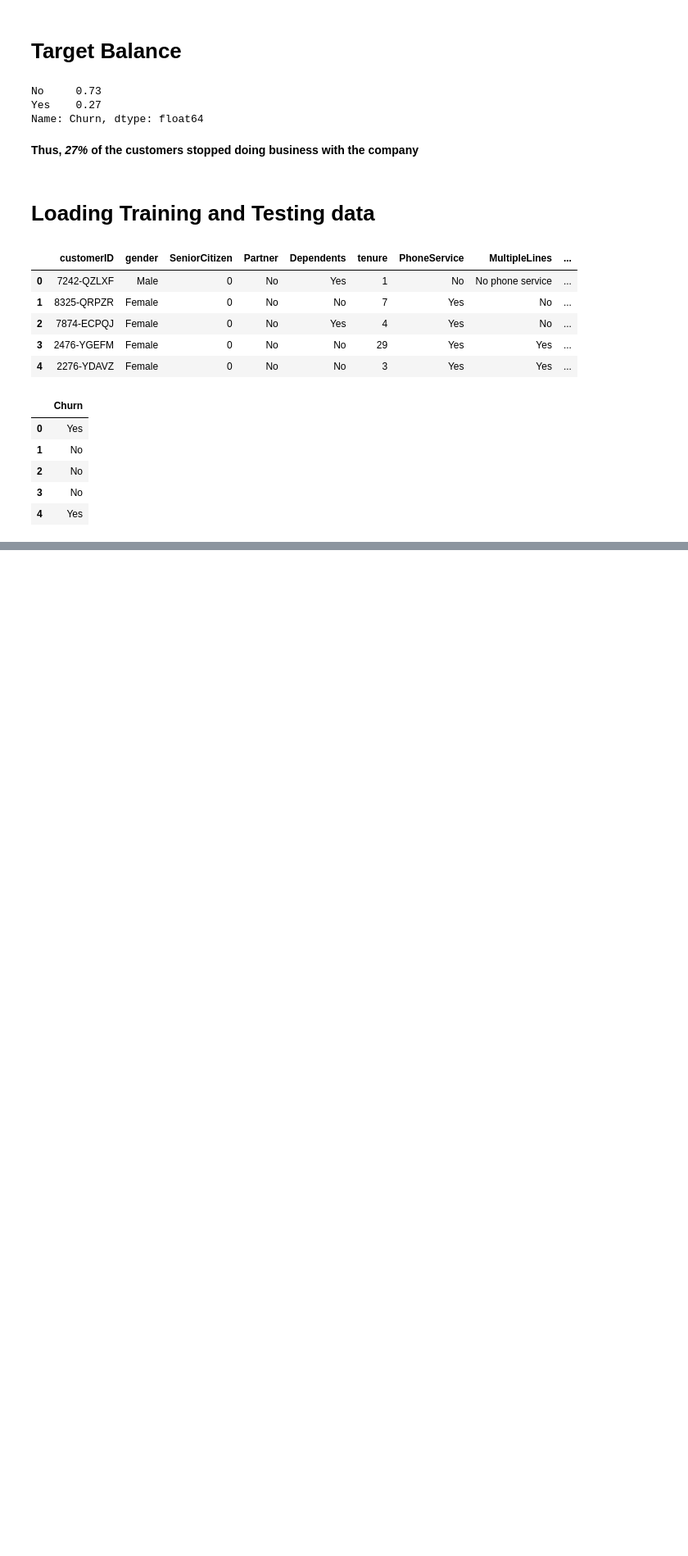
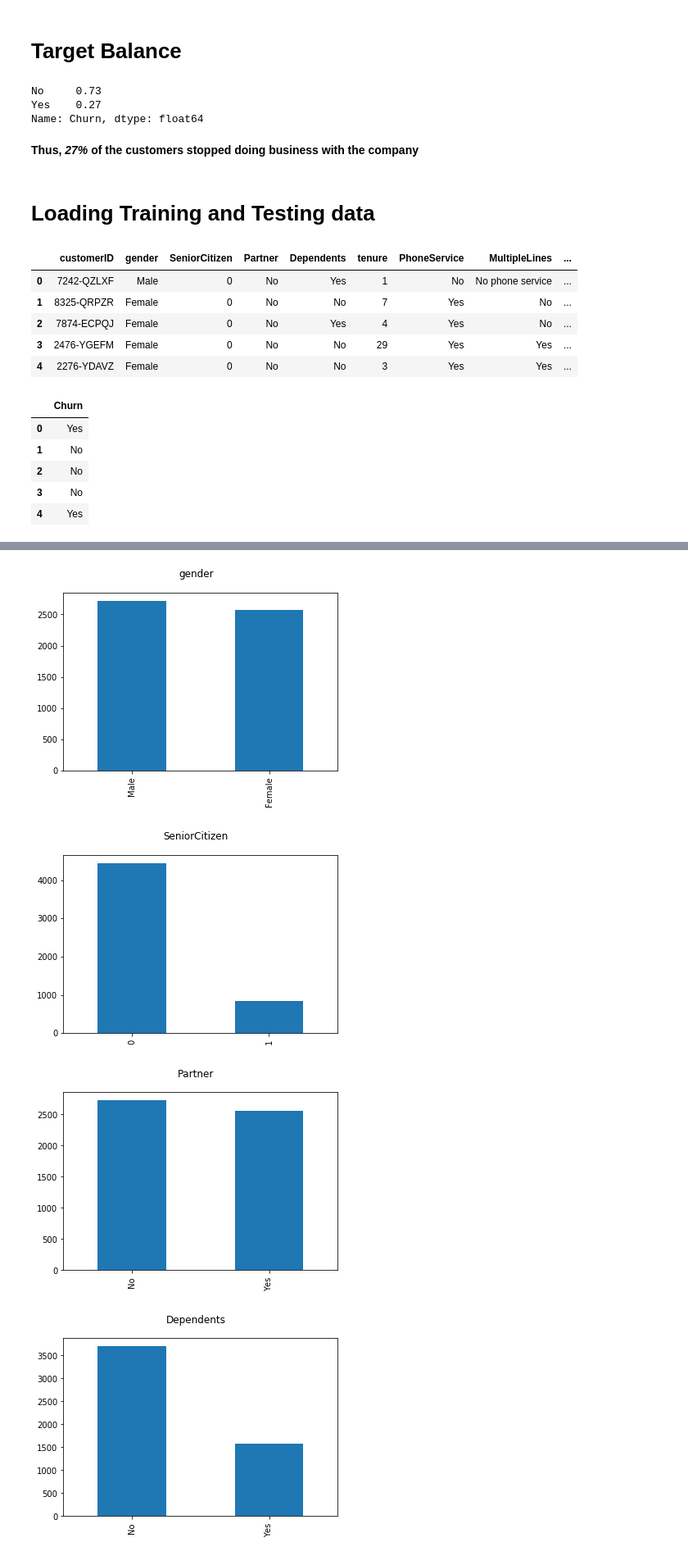
Before and after one commit to karthik-maddukuri/churn-model, a Jupyter notebook: notebooks/01.Initital EDA.ipynb, the cells around one changed output, grey strips where cells are left out. Shown: that part at 82% size. Cells and saved outputs as stored; diff of their text form; code cells hidden in the pictures; blank space fills up the shorter version.

```diff
--- a/notebooks/01.Initital EDA.ipynb
+++ b/notebooks/01.Initital EDA.ipynb
@@ -151,0 +155,11 @@ y_train.head()
+# %%
+for col in X_train.columns:
+    if X_train[col].nunique() <= 4:
+        X_train[col].value_counts().plot(kind= 'bar')
+        plt.suptitle(col)
+        plt.show()
+# %% [output]
+[figure, added]
+[figure, added]
+[figure, added]
+[figure, added]
```
Also changed, not shown: parts of 7 cells of this notebook, 1 other file.
